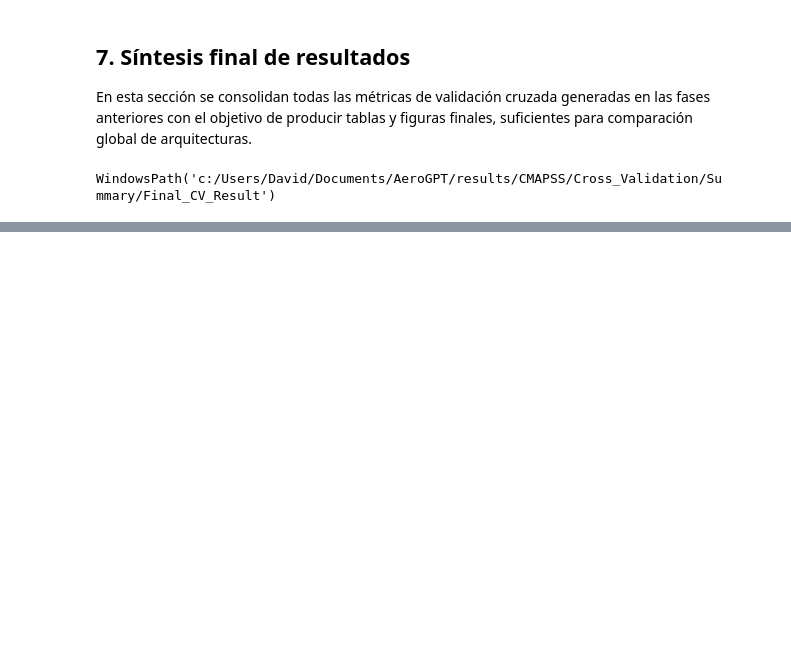
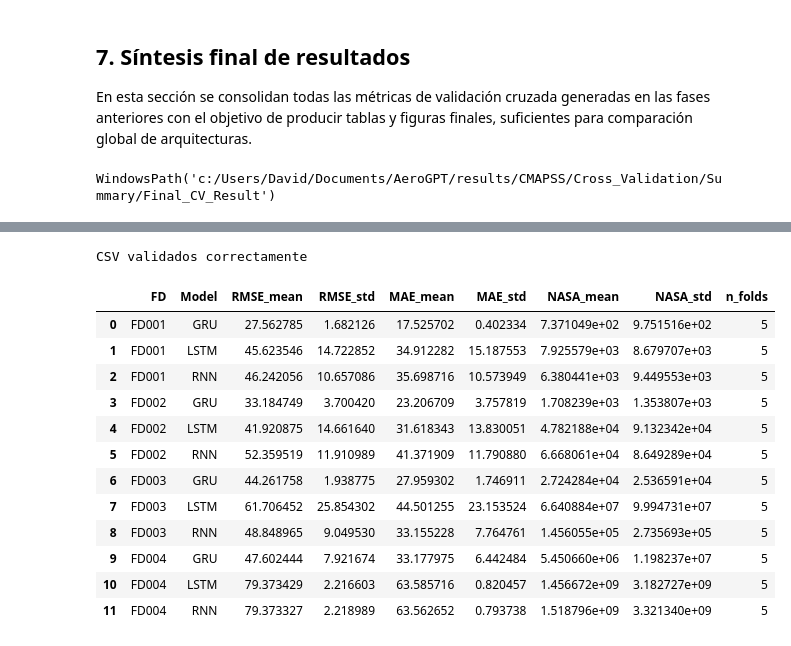
Before and after one commit to davidcp199/Aerogpt, a Jupyter notebook: utils/training/CMAPSS_RNN_LSTM_GRU_CrossValidation_GPU copy.ipynb, the cells around one changed output, grey strips where cells are left out. Drawn from its saved outputs; the diff is of its cells as text; code cells hidden in the pictures; blank space fills up the shorter version.

```diff
--- a/utils/training/CMAPSS_RNN_LSTM_GRU_CrossValidation_GPU copy.ipynb
+++ b/utils/training/CMAPSS_RNN_LSTM_GRU_CrossValidation_GPU copy.ipynb
@@ -406,0 +287,16 @@ for file in FINAL_PATH.iterdir():
+# %%
+csv_files = glob.glob(str(TABLES_PATH / "FD00*_*.csv"))
+dfs = []
+
+for file in csv_files:
+    df = pd.read_csv(file)
+
+    fd, split = Path(file).stem.split("_", 1)
+    split = split.replace("_summary", "")
+
+    df["FD"] = fd
+    df["Split"] = split
+    dfs.append(df)
+
+metrics_df = pd.concat(dfs, ignore_index=True)
+display(metrics_df.head())
@@ -406,0 +310,10 @@ for file in FINAL_PATH.iterdir():
+# %%
+required_cols = {"FD", "Model", "RMSE", "MAE", "NASA", "Split"}
+missing = required_cols - set(metrics_df.columns)
+
+if missing:
+    raise ValueError(f"Faltan columnas: {missing}")
+
+print("CSV validados correctamente")
+# %% [output]
+CSV validados correctamente
@@ -406,0 +326,33 @@ for file in FINAL_PATH.iterdir():
+# %%
+cv_df = metrics_df.query("Split == 'cv'")
+
+cv_summary = (
+    cv_df
+    .groupby(["FD", "Model"])
+    .agg(
+        RMSE_mean=("RMSE", "mean"),
+        RMSE_std=("RMSE", "std"),
+        MAE_mean=("MAE", "mean"),
+        MAE_std=("MAE", "std"),
+        NASA_mean=("NASA", "mean"),
+        NASA_std=("NASA", "std"),
+        n_folds=("RMSE", "count")
+    )
+    .reset_index()
+)
+
+display(cv_summary)
+# %% [output]
+|  | FD | Model | RMSE_mean | RMSE_std | MAE_mean | MAE_std | NASA_mean | NASA_std | n_folds |
+| 0 | FD001 | GRU | 27.562785 | 1.682126 | 17.525702 | 0.402334 | 7.371049e+02 | 9.751516e+02 | 5 |
+| 1 | FD001 | LSTM | 45.623546 | 14.722852 | 34.912282 | 15.187553 | 7.925579e+03 | 8.679707e+03 | 5 |
+| 2 | FD001 | RNN | 46.242056 | 10.657086 | 35.698716 | 10.573949 | 6.380441e+03 | 9.449553e+03 | 5 |
+| 3 | FD002 | GRU | 33.184749 | 3.700420 | 23.206709 | 3.757819 | 1.708239e+03 | 1.353807e+03 | 5 |
+| 4 | FD002 | LSTM | 41.920875 | 14.661640 | 31.618343 | 13.830051 | 4.782188e+04 | 9.132342e+04 | 5 |
+| 5 | FD002 | RNN | 52.359519 | 11.910989 | 41.371909 | 11.790880 | 6.668061e+04 | 8.649289e+04 | 5 |
+| 6 | FD003 | GRU | 44.261758 | 1.938775 | 27.959302 | 1.746911 | 2.724284e+04 | 2.536591e+04 | 5 |
+| 7 | FD003 | LSTM | 61.706452 | 25.854302 | 44.501255 | 23.153524 | 6.640884e+07 | 9.994731e+07 | 5 |
+| 8 | FD003 | RNN | 48.848965 | 9.049530 | 33.155228 | 7.764761 | 1.456055e+05 | 2.735693e+05 | 5 |
+| 9 | FD004 | GRU | 47.602444 | 7.921674 | 33.177975 | 6.442484 | 5.450660e+06 | 1.198237e+07 | 5 |
+| 10 | FD004 | LSTM | 79.373429 | 2.216603 | 63.585716 | 0.820457 | 1.456672e+09 | 3.182727e+09 | 5 |
+| 11 | FD004 | RNN | 79.373327 | 2.218989 | 63.562652 | 0.793738 | 1.518796e+09 | 3.321340e+09 | 5 |
```
Also changed, not shown: parts of 19 cells of this notebook.
